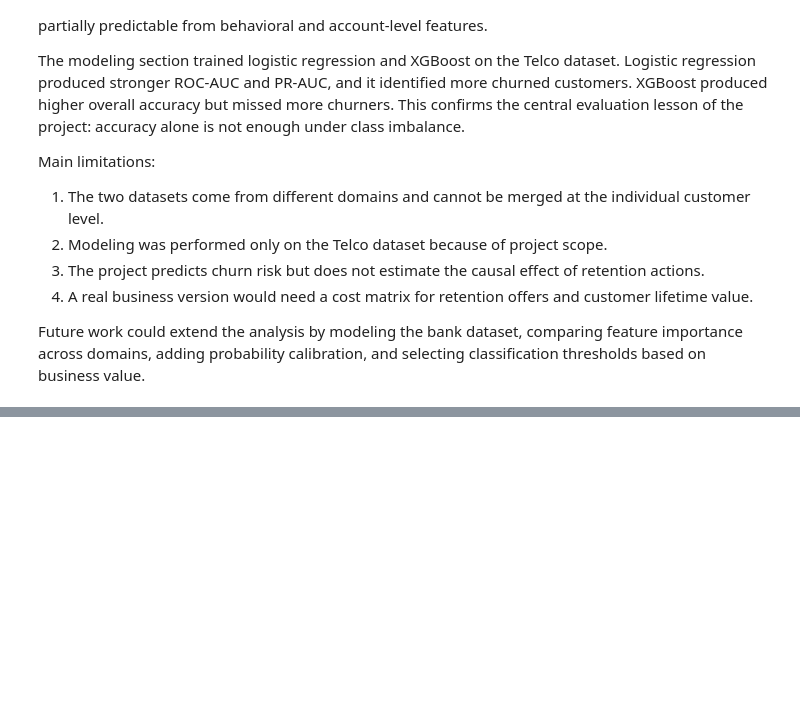
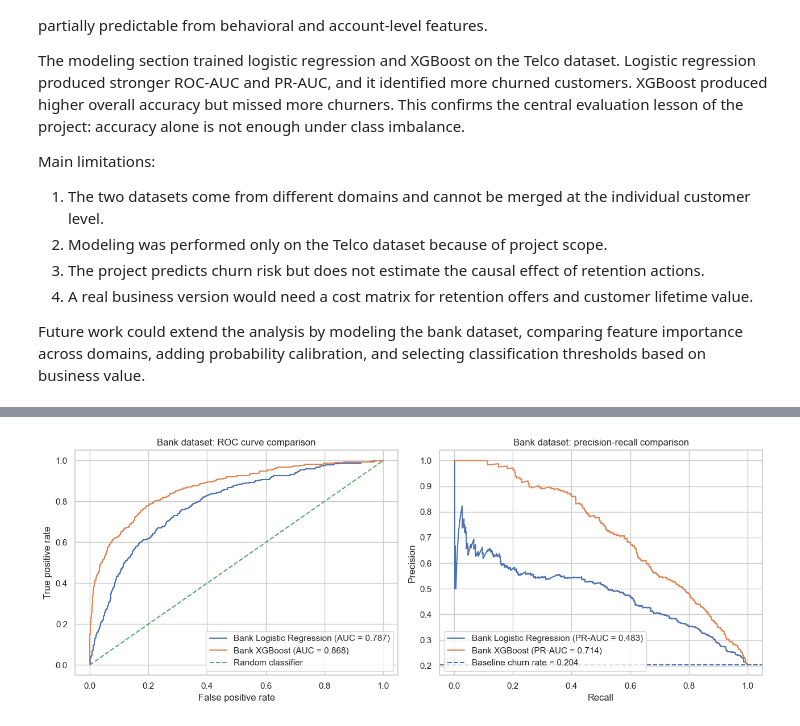
Before and after one commit to RayaSergieva/churn-risk-modeling, a Jupyter notebook: notebooks/02_modeling.ipynb, the cells around one changed output, grey strips where cells are left out. Cells and saved outputs as stored; diff of their text form; code cells hidden in the pictures; blank space fills up the shorter version.

Commit message:
Add bonus Bank churn modeling

```diff
--- a/notebooks/02_modeling.ipynb
+++ b/notebooks/02_modeling.ipynb
@@ -295,0 +386,39 @@ Future work could extend the analysis by modeling the bank dataset, comparing fe
+# %%
+fig, axes = plt.subplots(1, 2, figsize=(13, 5))
+
+# ROC curve
+for name, probs in [
+    ("Bank Logistic Regression", p_bank_logreg),
+    ("Bank XGBoost", p_bank_xgb),
+]:
+    fpr, tpr, _ = roc_curve(y_test_b, probs)
+    auc = roc_auc_score(y_test_b, probs)
+    axes[0].plot(fpr, tpr, label=f"{name} (AUC = {auc:.3f})")
+
+axes[0].plot([0, 1], [0, 1], linestyle="--", label="Random classifier")
+axes[0].set_title("Bank dataset: ROC curve comparison")
+axes[0].set_xlabel("False positive rate")
+axes[0].set_ylabel("True positive rate")
+axes[0].legend()
+
+# Precision-recall curve
+baseline_b = y_test_b.mean()
+
+for name, probs in [
+    ("Bank Logistic Regression", p_bank_logreg),
+    ("Bank XGBoost", p_bank_xgb),
+]:
+    precision, recall, _ = precision_recall_curve(y_test_b, probs)
+    pr_auc = average_precision_score(y_test_b, probs)
+    axes[1].plot(recall, precision, label=f"{name} (PR-AUC = {pr_auc:.3f})")
+
+axes[1].axhline(baseline_b, linestyle="--", label=f"Baseline churn rate = {baseline_b:.3f}")
+axes[1].set_title("Bank dataset: precision-recall comparison")
+axes[1].set_xlabel("Recall")
+axes[1].set_ylabel("Precision")
+axes[1].legend()
+
+plt.tight_layout()
+plt.show()
+# %% [output]
+[figure, added]
```
Also changed, not shown: parts of 4 cells of this notebook.
